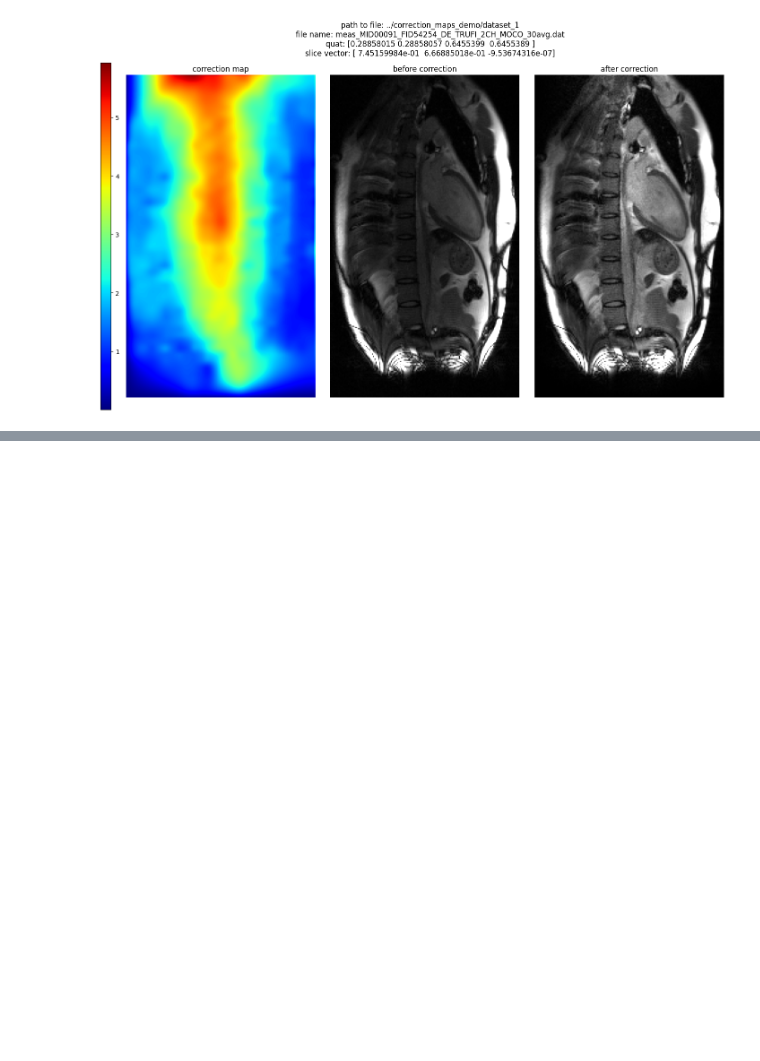
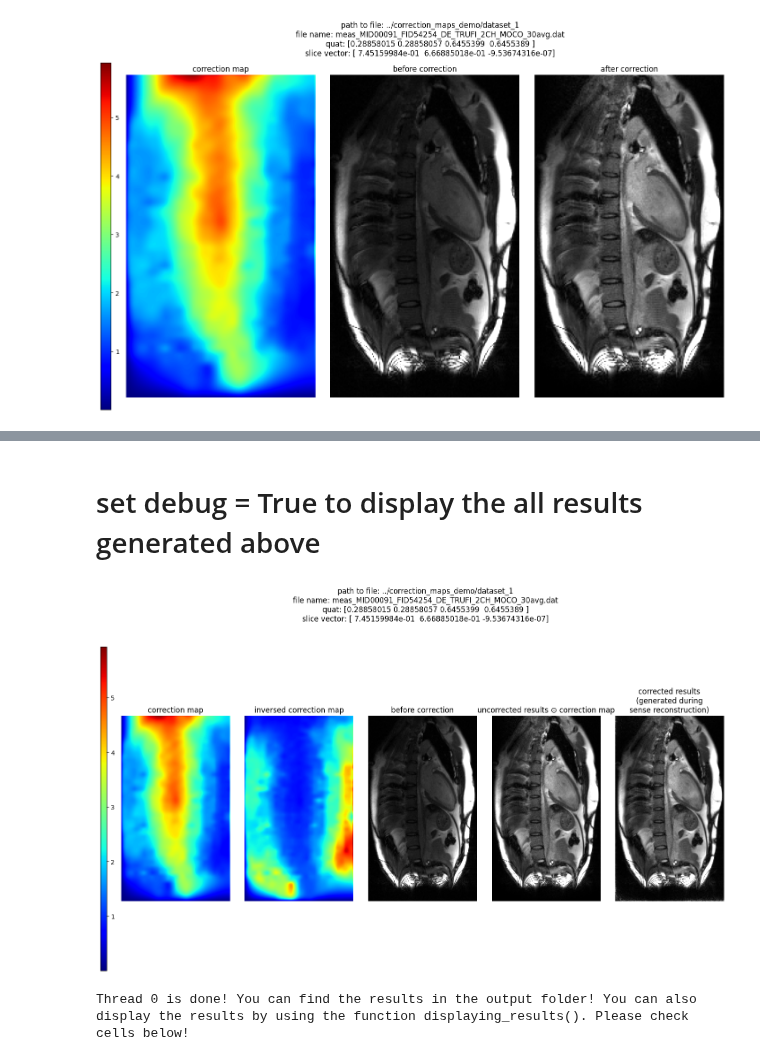
Before and after one commit to OSU-MR/SCC, a Jupyter notebook: brightness_correction_demo.ipynb, the cells around one changed output, grey strips where cells are left out. Saved outputs shown, nothing was run; the diff lists cells and outputs as text; code cells hidden in the pictures; blank space fills up the shorter version.

```diff
--- a/brightness_correction_demo.ipynb
+++ b/brightness_correction_demo.ipynb
@@ -41,7 +41,7 @@ base_dir-----input_folder-----folder name of your datasets_1
 # 4. importing the functions and define the folders
 # %%
 from brightness_correction.brightness_correction import getting_and_saving_correction_map, create_and_start_threadings, displaying_results
-base_dir = "../"
+base_dir = "./"
 input_folder = "rawdata"
 output_folder = "correction_maps_demo"
 input_folder_names = ['dataset_1'] #set this to None, if you want to go through all the folders in the input_folder
@@ -131,0 +163,11 @@ displaying_results(base_dir=base_dir, input_folder=input_folder,
+# %% [markdown]
+# set debug = True to display the all results generated above
+# %%
+output_folder_names = ['dataset_1']
+output_folder = "correction_maps_demo"
+displaying_results(base_dir=base_dir, input_folder=input_folder,
+                   output_folder=output_folder, folder_names=output_folder_names, sli_idx=0,
+                   fig_h=9, debug=True) #set debug = True to display more information
+# %% [output]
+[figure, added]
+Thread 0 is done! You can find the results in the output folder! You can also display the results by using the function displaying_results(). Please check cells below!
```
Also changed, not shown: parts of 3 cells of this notebook.
